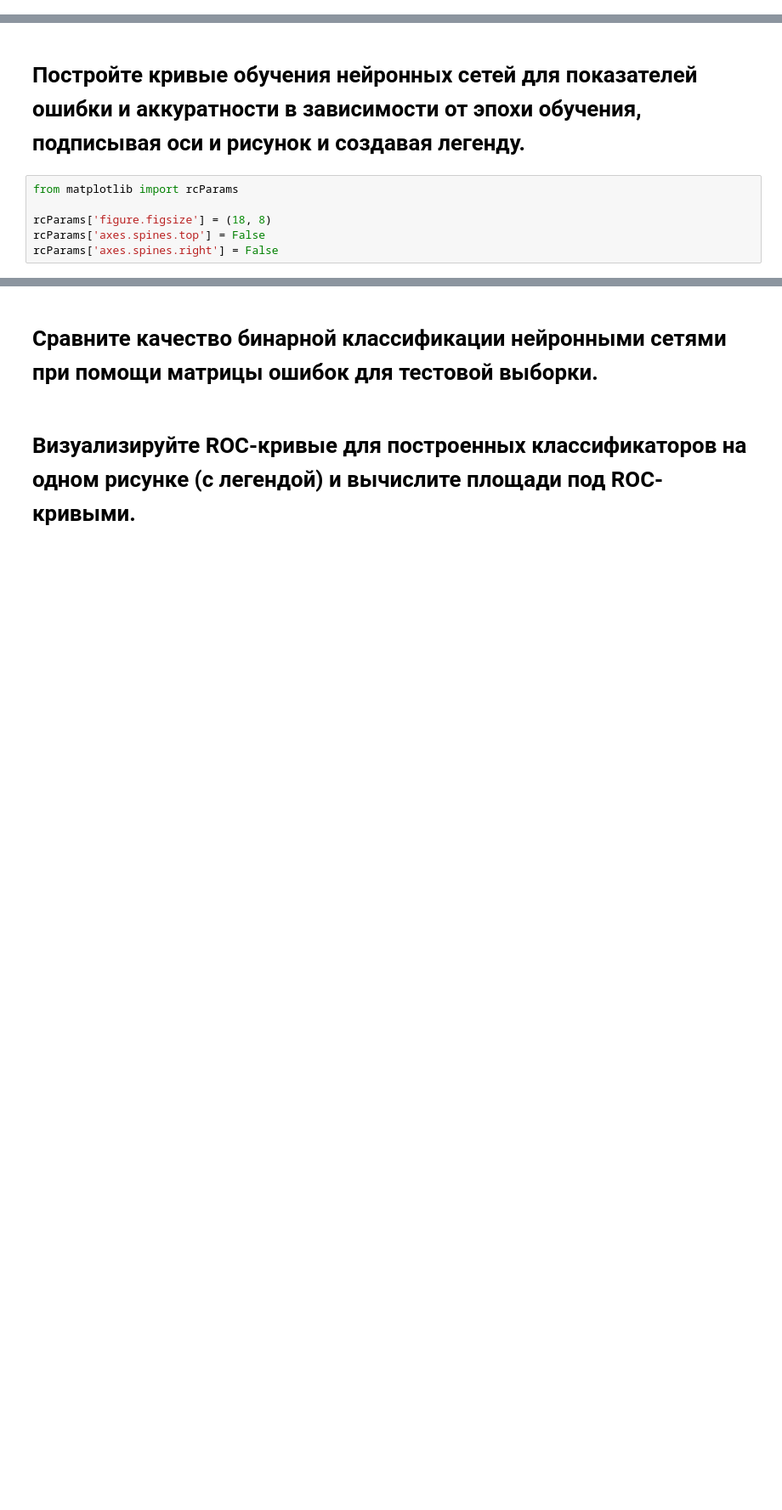
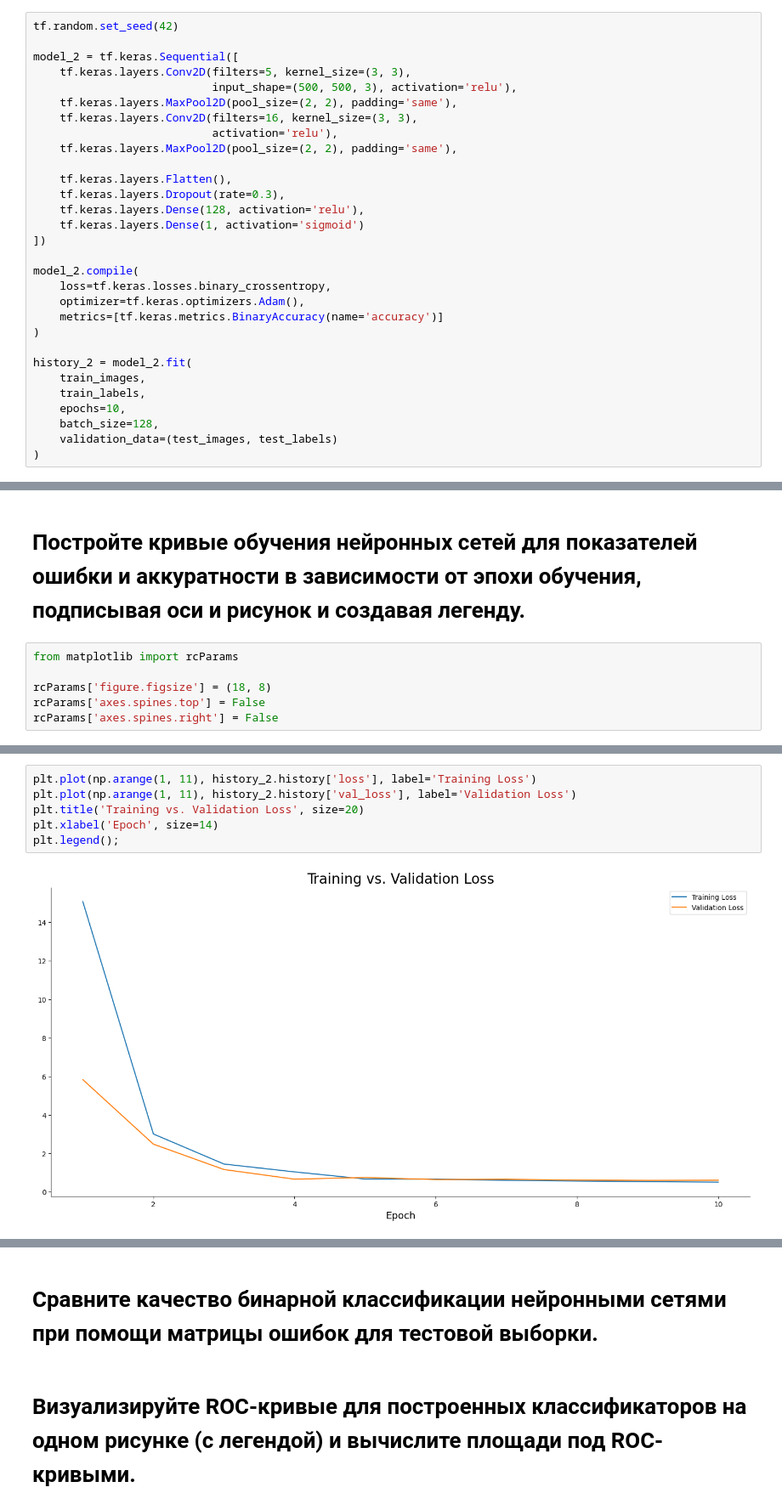
Before and after one commit to kjxeez/machine-learning, a Jupyter notebook: CNN.ipynb, the cells around one changed output, grey strips where cells are left out. Shown at 85% size. Cells and saved outputs as stored; diff of their text form; blank space fills up the shorter version.

```diff
--- a/CNN.ipynb
+++ b/CNN.ipynb
@@ -204,0 +207,30 @@ CNN
+# %%
+tf.random.set_seed(42)
+
+model_2 = tf.keras.Sequential([
+    tf.keras.layers.Conv2D(filters=5, kernel_size=(3, 3),
+                           input_shape=(500, 500, 3), activation='relu'),
+    tf.keras.layers.MaxPool2D(pool_size=(2, 2), padding='same'),
+    tf.keras.layers.Conv2D(filters=16, kernel_size=(3, 3),
+                           activation='relu'),
+    tf.keras.layers.MaxPool2D(pool_size=(2, 2), padding='same'),
+
+    tf.keras.layers.Flatten(),
+    tf.keras.layers.Dropout(rate=0.3),
+    tf.keras.layers.Dense(128, activation='relu'),
+    tf.keras.layers.Dense(1, activation='sigmoid')
+])
+
+model_2.compile(
+    loss=tf.keras.losses.binary_crossentropy,
+    optimizer=tf.keras.optimizers.Adam(),
+    metrics=[tf.keras.metrics.BinaryAccuracy(name='accuracy')]
+)
+
+history_2 = model_2.fit(
+    train_images,
+    train_labels,
+    epochs=10,
+    batch_size=128,
+    validation_data=(test_images, test_labels)
+)
@@ -220,0 +282,8 @@ plt.legend();
+# %%
+plt.plot(np.arange(1, 11), history_2.history['loss'], label='Training Loss')
+plt.plot(np.arange(1, 11), history_2.history['val_loss'], label='Validation Loss')
+plt.title('Training vs. Validation Loss', size=20)
+plt.xlabel('Epoch', size=14)
+plt.legend();
+# %% [output]
+[figure, added]
```
Also changed, not shown: parts of 8 cells of this notebook.
